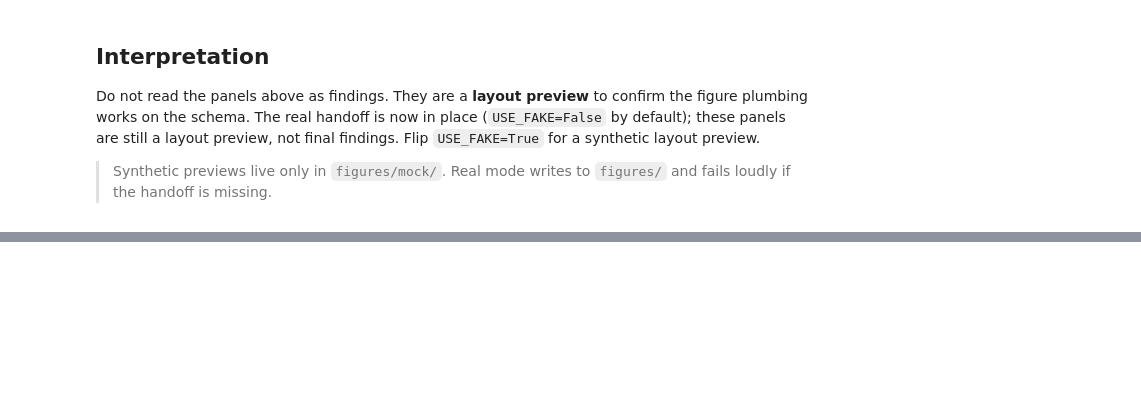
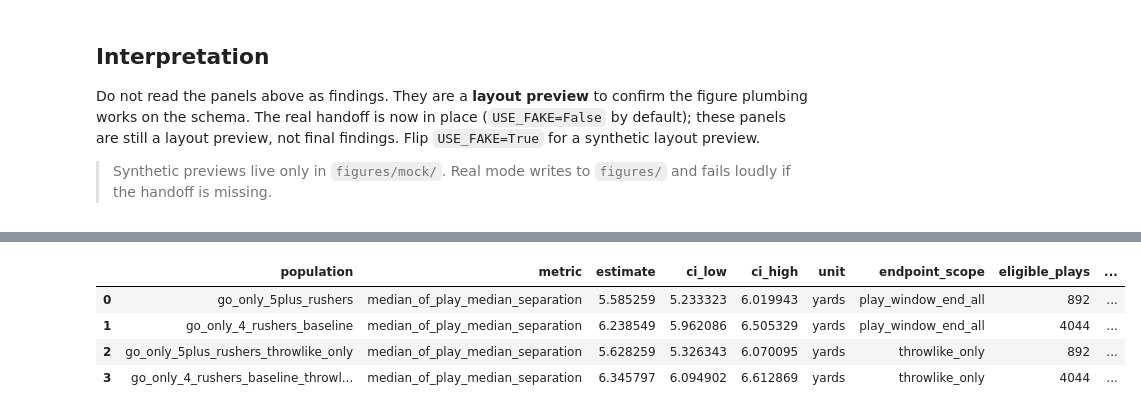
Before and after one commit to isaac-ciravolo/NYUDataBowl, a Jupyter notebook: notebooks/04_figures.ipynb, the cells around one changed output, grey strips where cells are left out. Cells and saved outputs as stored; diff of their text form; code cells hidden in the pictures; blank space fills up the shorter version.

Commit message:
Integrate real receiving separation and clarify coverage

```diff
--- a/notebooks/04_figures.ipynb
+++ b/notebooks/04_figures.ipynb
@@ -137,0 +426,10 @@ Do not read the panels above as findings. They are a **layout preview** to confi
+# %%
+# Throw-like-only sensitivity: restrict the MEASURED numerator to throw-like endpoints
+# (pass_forward AND autoevent_passforward), keeping the FULL eligible denominator.
+# receiving_summary reports known_no_throw and parquet_absent SEPARATELY and a
+# conservative throw-route coverage lower bound (assume all parquet_absent were throws).
+# True throw-route coverage is unavailable (no independent endpoint table).
+S5 = receiving_summary(go[go['n_rushers'] >= 5], RANDOM_SEED + 30,
+                       'go_only_5plus_rushers_throwlike_only', endpoint_restrict=THROW_LIKE)
+S4 = receiving_summary(go[go['n_rushers'] == 4], RANDOM_SEED + 31,
+                       'go_only_4_rushers_baseline_throwlike_only', endpoint_restrict=THROW_LIKE)
@@ -137,0 +453,79 @@ Do not read the panels above as findings. They are a **layout preview** to confi
+# %%
+OUT = ROOT / 'data' / 'isaac'
+OUT.mkdir(parents=True, exist_ok=True)
+
+def summary_row(R, endpoint_scope):
+    # ratio_label distinguishes the honest meaning of the share for each scope
+    if R['restricted']:
+        ratio_label = 'share_of_eligible_with_measured_throwend_sep'
+        true_cov = 'unavailable_no_independent_endpoint_table'
+    else:
+        ratio_label = 'share_of_eligible_with_measured_playwindowend_sep'
+        true_cov = 'not_applicable_endpoint_not_restricted'
+    return dict(
+        population=R['label'], metric='median_of_play_median_separation',
+        estimate=round(R['point'], 6), ci_low=round(R['ci_low'], 6), ci_high=round(R['ci_high'], 6),
+        unit='yards', endpoint_scope=endpoint_scope,
+        eligible_plays=R['n_elig_plays'], measured_plays=R['n_meas_plays'],
+        eligible_routes=R['n_elig_routes'], measured_routes=R['n_meas_routes'],
+        ratio_label=ratio_label,
+        share_of_eligible=round(R['share_eligible_in_scope'], 6),
+        known_no_throw_routes=R['n_known_nothrow'],
+        parquet_absent_routes=R['n_parquet_absent'],
+        true_throw_route_coverage=true_cov,
+        conservative_throw_coverage_lb=(round(R['conservative_lb'], 6)
+                                        if R['restricted'] else np.nan),
+        conservative_lb_assumption=('all_parquet_absent_routes_assumed_throws'
+                                    if R['restricted'] else ''),
+        n_valid_draws=R['n_valid'], n_unusable_draws=R['unusable'],
+        throw_like_endpoints=R['n_throwlike'], no_throw_endpoints=R['n_known_nothrow'],
+        notes=('observed separation at play-window end when backs release; not a blocking '
+               'counterfactual. share_of_eligible is NOT throw-route coverage.'))
+
+recv_summary = pd.DataFrame([
+    summary_row(R5, 'play_window_end_all'),
+    summary_row(R4, 'play_window_end_all'),
+    summary_row(S5, 'throwlike_only'),
+    summary_row(S4, 'throwlike_only'),
+])
+recv_summary.to_csv(OUT / 'stayorgo_receiving_summary.csv', index=False)
+
+# coverage / key audit (overall + per slice fate breakdown + endpoint breakdown)
+audit_rows = [
+    dict(item='route_features_source', value='data/route_features.parquet (REAL handoff)'),
+    dict(item='eligible_rbfb_route_participants', value=n_elig),
+    dict(item='measured_separation_any_endpoint', value=n_meas),
+    dict(item='parquet_absent_separation', value=n_elig - n_meas),
+    dict(item='share_eligible_with_any_measured_sep', value=round(sep_coverage, 6)),
+    dict(item='true_throw_route_coverage', value='unavailable_no_independent_endpoint_table'),
+    dict(item='endpoint_vs_passResult_throwlike_on_sack_records', value=int(_n_records)),
+    dict(item='endpoint_vs_passResult_throwlike_on_sack_plays', value=int(_n_plays)),
+    dict(item='endpoint_vs_passResult_note',
+         value='play-level tracking-endpoint vs plays.csv.passResult discrepancy; endpoint shared across a play routes; not per-route throw endpoints; Sid pipeline unchanged'),
+    dict(item='position_mismatches_matched', value=pos_mismatch),
+    dict(item='extra_rfkeys_rbfb_not_eligible', value=n_extra),
+    dict(item='context_join_no_match', value=int(recv['rb_category'].isna().sum())),
+    dict(item='n_bootstrap', value=N_BOOTSTRAP),
+    dict(item='random_seed', value=RANDOM_SEED),
+]
+# per-slice fate breakdown (measured / known_no_throw / parquet_absent) + conservative LB
+for R in (R5, R4, S5, S4):
+    audit_rows.append(dict(item=f"{R['label']}__measured_in_scope", value=R['n_meas_routes']))
+    audit_rows.append(dict(item=f"{R['label']}__known_no_throw", value=R['n_known_nothrow']))
+    audit_rows.append(dict(item=f"{R['label']}__parquet_absent", value=R['n_parquet_absent']))
+    audit_rows.append(dict(item=f"{R['label']}__share_of_eligible",
+                           value=round(R['share_eligible_in_scope'], 6)))
+    if R['restricted']:
+        audit_rows.append(dict(item=f"{R['label']}__conservative_throw_coverage_lb",
+                               value=round(R['conservative_lb'], 6)))
+for R in (R5, R4):
+    for ev, ct in R['endpoints'].items():
+        audit_rows.append(dict(item=f"endpoint__{R['label']}__{ev}", value=int(ct)))
+recv_audit = pd.DataFrame(audit_rows)
+recv_audit.to_csv(OUT / 'stayorgo_receiving_audit.csv', index=False)
+
+print('saved receiving tables to', OUT)
+print('  stayorgo_receiving_summary.csv rows:', len(recv_summary))
+print('  stayorgo_receiving_audit.csv rows:', len(recv_audit))
+recv_summary
+# %% [output]
@@ -137,0 +535,5 @@ Do not read the panels above as findings. They are a **layout preview** to confi
+|  | population | metric | estimate | ci_low | ci_high | unit | endpoint_scope | eligible_plays | ... |
+| 0 | go_only_5plus_rushers | median_of_play_median_separation | 5.585259 | 5.233323 | 6.019943 | yards | play_window_end_all | 892 | ... |
+| 1 | go_only_4_rushers_baseline | median_of_play_median_separation | 6.238549 | 5.962086 | 6.505329 | yards | play_window_end_all | 4044 | ... |
+| 2 | go_only_5plus_rushers_throwlike_only | median_of_play_median_separation | 5.628259 | 5.326343 | 6.070095 | yards | throwlike_only | 892 | ... |
+| 3 | go_only_4_rushers_baseline_throwl... | median_of_play_median_separation | 6.345797 | 6.094902 | 6.612869 | yards | throwlike_only | 4044 | ... |
```
Also changed, not shown: parts of 20 cells of this notebook, 2 other files.
